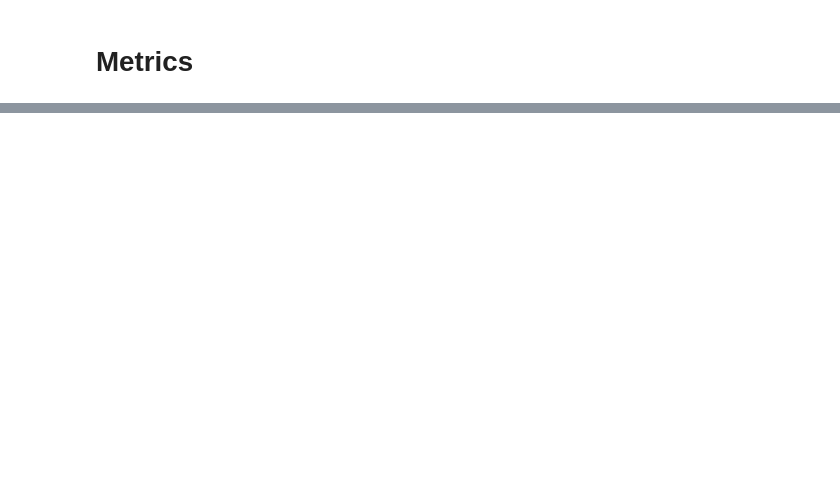
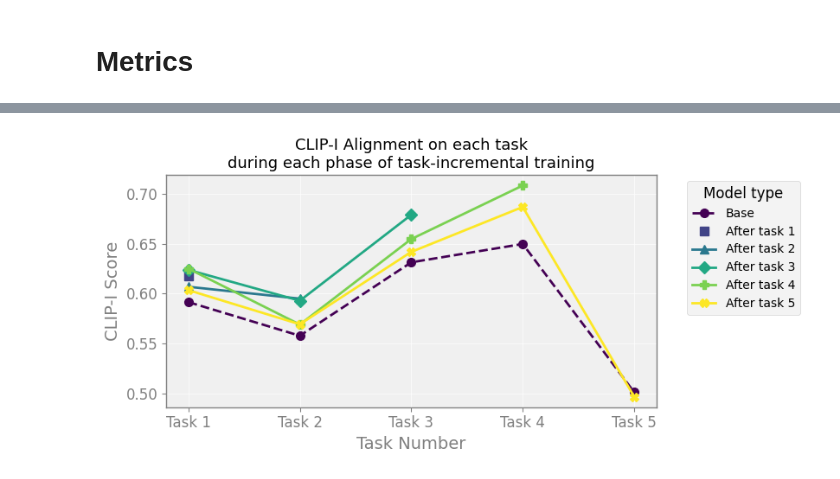
Before and after one commit to luk-st/continual-lora, a Jupyter notebook: notebooks/02_object_metrics.ipynb, the cells around one changed output, grey strips where cells are left out. Drawn from its saved outputs; the diff is of its cells as text; code cells hidden in the pictures; blank space fills up the shorter version.

```diff
--- a/notebooks/02_object_metrics.ipynb
+++ b/notebooks/02_object_metrics.ipynb
@@ -98,0 +123,3 @@ task_outs_5 = run_model(5)
+# %%
+with open("results_rank4.pkl", "rb") as f:
+    xd = pickle.load(f)
@@ -170,0 +256,65 @@ print('Similarity:', sim.item())
+# %%
+import matplotlib.pyplot as plt
+import numpy as np
+
+# Set up the plot style and colors
+plt.style.use('ggplot')
+plt.rcParams.update({
+    'axes.facecolor': '#f0f0f0',  # Light gray background for the plot area
+    'figure.facecolor': '#ffffff',  # Light gray background for the figure
+    'grid.color': 'white',
+    'axes.edgecolor': 'gray',
+    'axes.linewidth': 1.0,
+    'axes.labelcolor': 'gray',
+    'xtick.color': 'gray',
+    'ytick.color': 'gray',
+    'font.size': 12,
+    'legend.fontsize': 10,
+    'legend.title_fontsize': 10,
+    'figure.figsize': (14, 7)
+})
+
+plt.figure(figsize=(10, 4))
+
+# Transpose the matrix for easier plotting
+clip_matrix_updated_transposed = clip_matrix_updated.T
+
+# Define a list of colors for each task finished
+colors = plt.cm.viridis(np.linspace(0, 1, clip_matrix_updated_transposed.shape[1] + 1))
+markers = ['o', 's', '^', 'D', 'P', 'X', 'H']
+
+for task_finished in range(clip_matrix_updated_transposed.shape[1] + 1):
+    if task_finished == 0:
+        y = clip_matrix_updated_transposed[0, :]
+        x = np.arange(y.shape[0]) + 1
+        plt.plot(x, y, marker=markers[task_finished], color=colors[task_finished],
+                 linestyle='--', linewidth=2, markersize=7, label='Base')
+    elif task_finished == 1:
+        y = clip_matrix_updated_transposed[task_finished, 0]
+        x = [1]
+        plt.plot(x, y, marker=markers[task_finished], color=colors[task_finished],
+                 linestyle='', markersize=7, label=f'After task {task_finished}')
+    else:
+        y = clip_matrix_updated_transposed[task_finished, :]
+        x = np.arange(y.shape[0]) + 1
+        plt.plot(x, y, marker=markers[task_finished], color=colors[task_finished],
+                 linestyle='-', linewidth=2, markersize=7, label=f'After task {task_finished}')
+
+# Add title and labels
+plt.title('CLIP-I Alignment on each task\nduring each phase of task-incremental training', fontsize=13)
+plt.xlabel('Task Number', fontsize=14, color='gray')
+plt.ylabel('CLIP-I Score', fontsize=14, color='gray')
+plt.xticks(ticks=np.arange(1, len(tasks)), labels=tasks[1:], fontsize=12, color='gray')
+plt.yticks(fontsize=12, color='gray')
+
+# Add legend and grid
+plt.legend(title='Model type', fontsize=10, title_fontsize='12', bbox_to_anchor=(1.05, 1), loc='upper left')
+plt.grid(True, linestyle='-', linewidth=0.7, color='white', alpha=0.7)
+
+# Adjust layout
+plt.tight_layout(rect=[0, 0, 0.85, 1])
+plt.savefig("fig3style.svg")
+
+plt.show()
+# %% [output]
+[figure, added]
```
Also changed, not shown: parts of 47 cells of this notebook, 20 other files.
